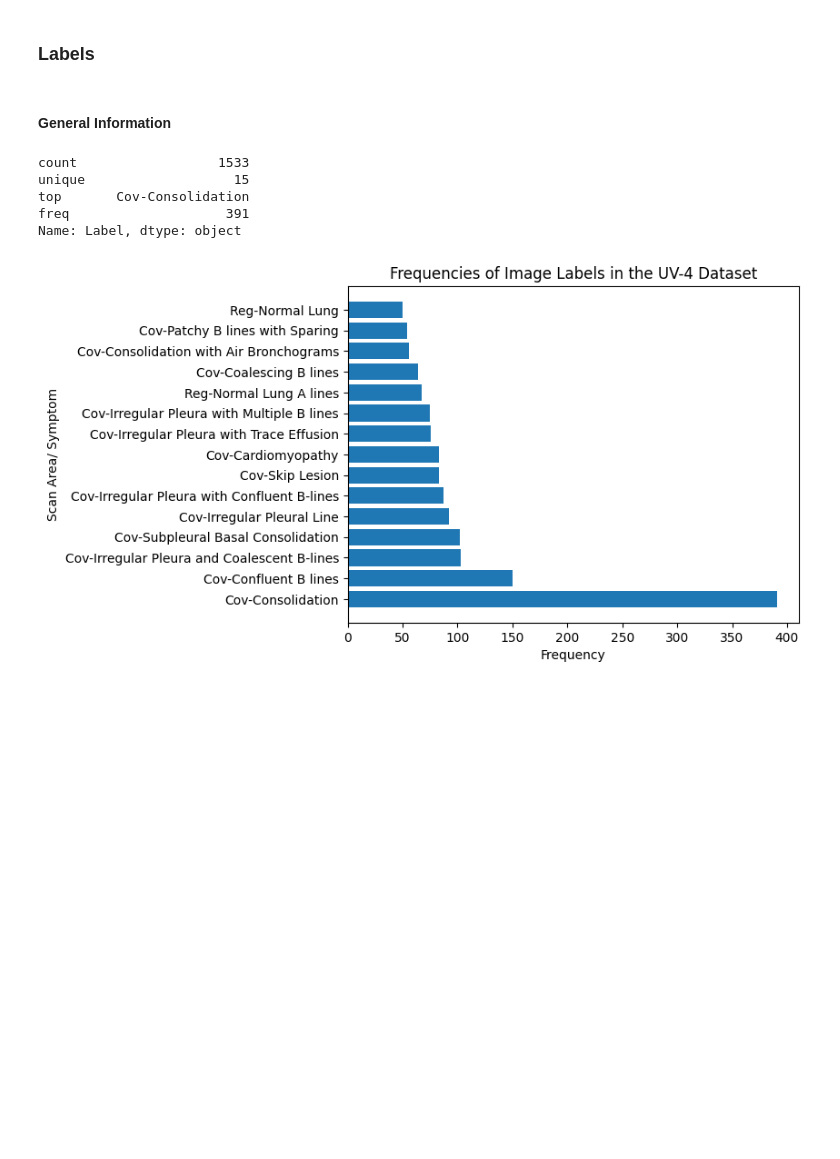
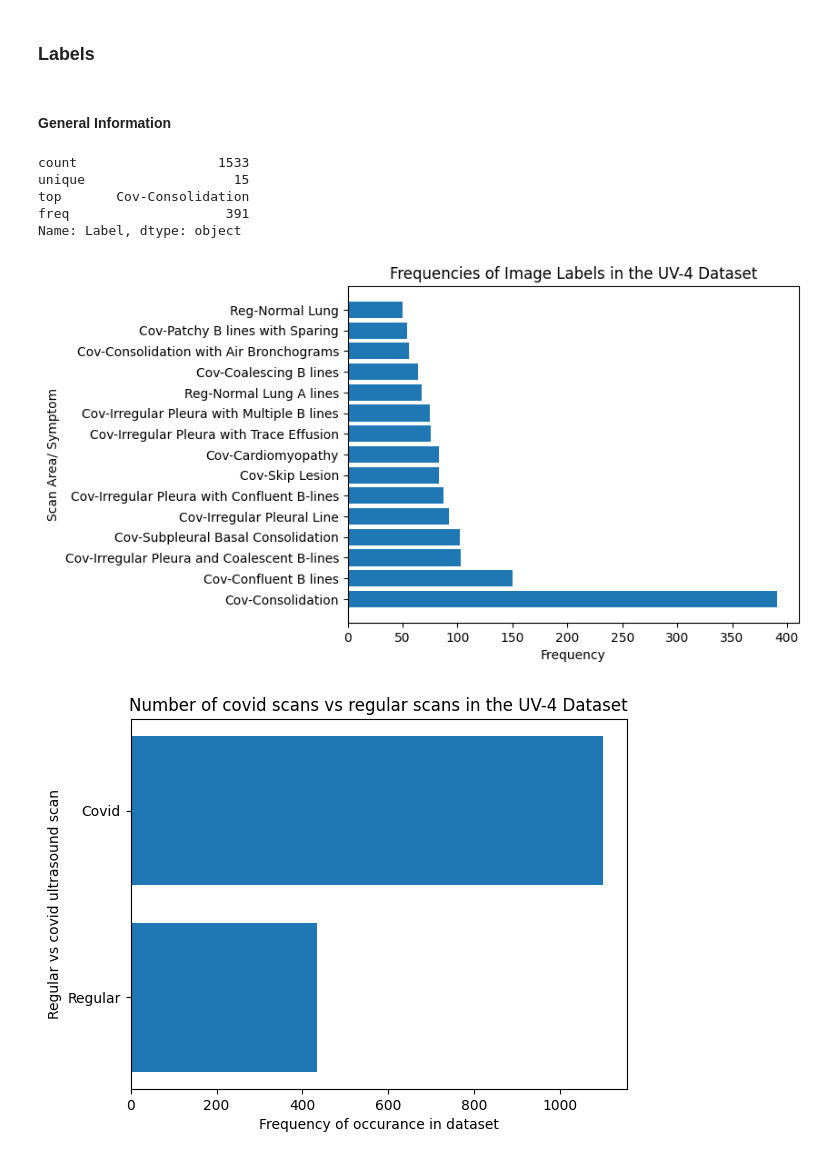
Before and after one commit to carterjandrew/STAT_5000_Final_Project, a Jupyter notebook: notebook.ipynb, the cells around one changed output. Drawn from its saved outputs; the diff is of its cells as text; code cells hidden in the pictures; blank space fills up the shorter version.

Commit message:
Changed Datasets

```diff
--- a/notebook.ipynb
+++ b/notebook.ipynb
@@ -204,18 +221,27 @@ None
 # %%
 display(Markdown("#### General Information"))
 display(df["Label"].describe())
 
 label_counts = df['Label'].value_counts()
 plt.barh(label_counts.index, label_counts.values)
 plt.ylabel('Scan Area/ Symptom')
 plt.xlabel('Frequency')
 plt.title("Frequencies of Image Labels in the UV-4 Dataset")
 plt.show()
+del(label_counts)
+
+n_reg_indexes = sum([label.find('reg') > 0 for label in df['Label']])
+plt.barh(['Regular', "Covid"], [n_reg_indexes, len(df['Label']) - n_reg_indexes])
+plt.ylabel("Regular vs covid ultrasound scan")
+plt.xlabel("Frequency of occurance in dataset")
+plt.title("Number of covid scans vs regular scans in the UV-4 Dataset")
+plt.show()
 # %% [output]
 #### General Information
 count                  1533
 unique                   15
 top       Cov-Consolidation
 freq                    391
 Name: Label, dtype: object
 [figure]
+[figure, added]
```
Also changed, not shown: parts of 8 cells of this notebook, 1 other file.
